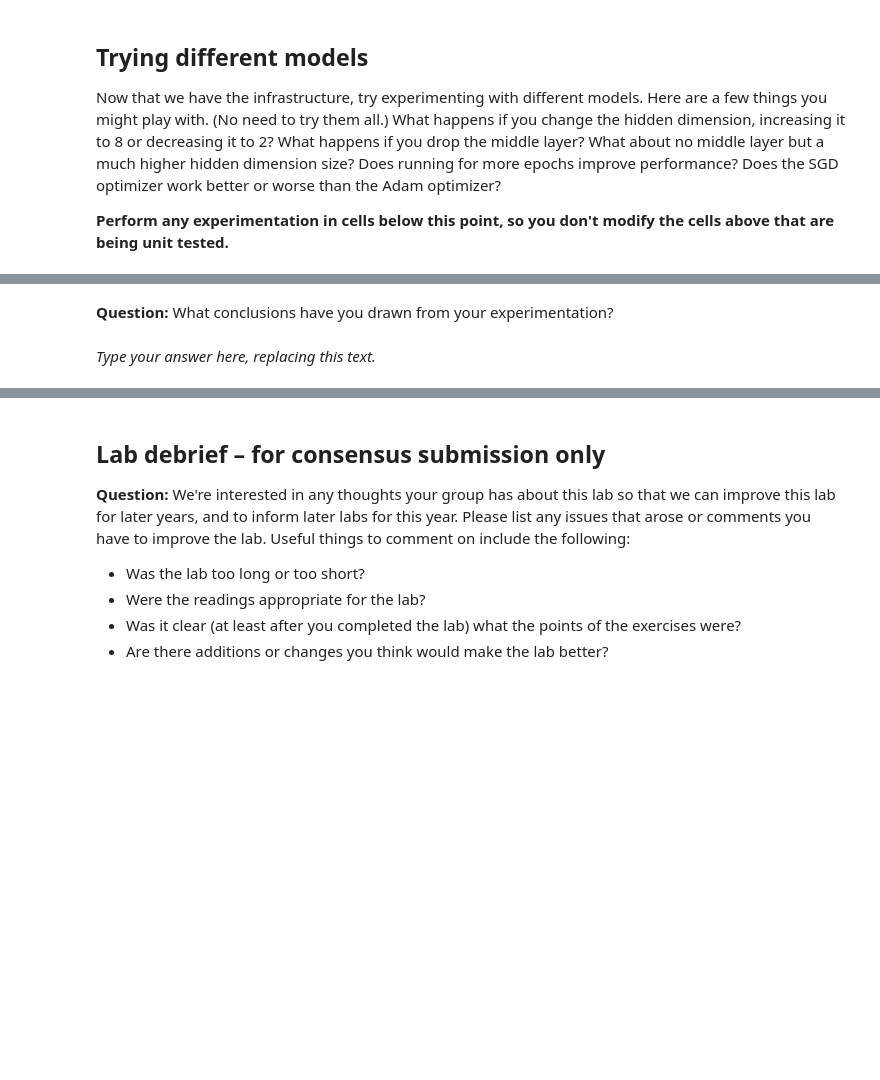
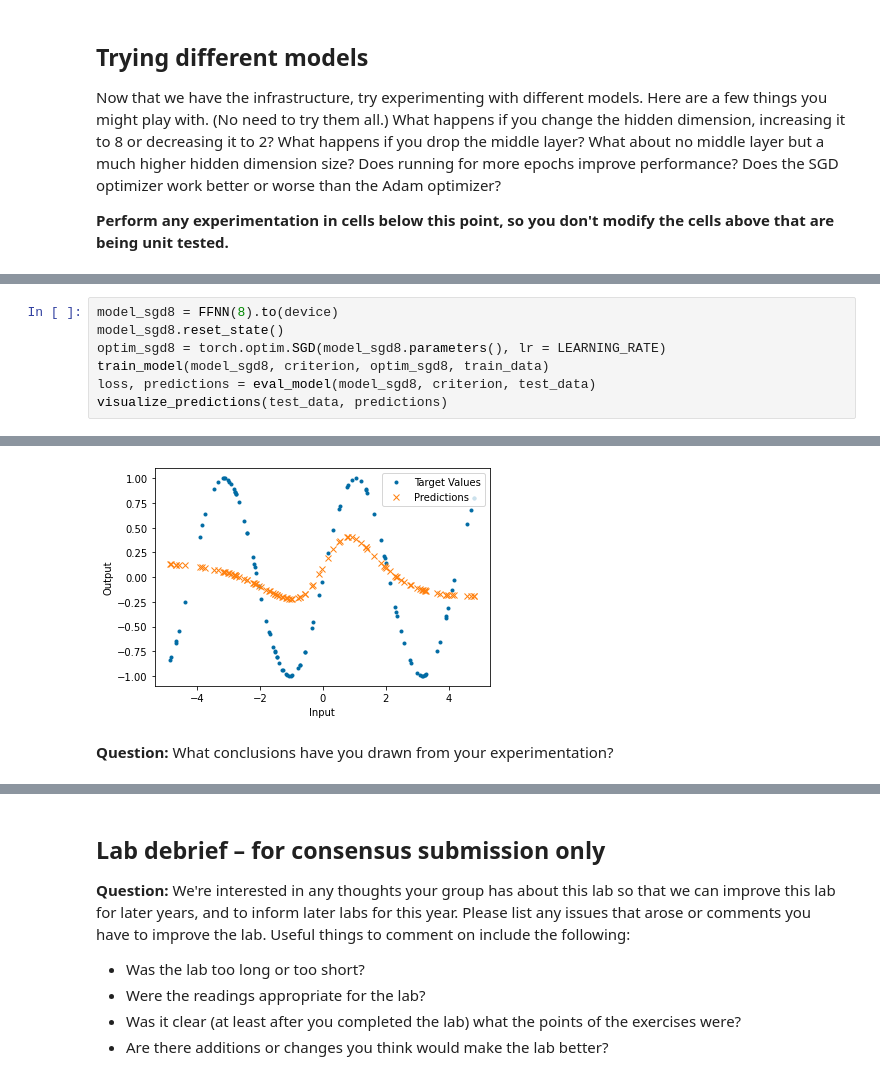
Before and after one commit to mgilbert1/lab1-5, a Jupyter notebook: lab1-5.ipynb, the cells around one changed output, grey strips where cells are left out. Cells and saved outputs as stored; diff of their text form; blank space fills up the shorter version.

```diff
--- a/lab1-5.ipynb
+++ b/lab1-5.ipynb
@@ -541,0 +692,8 @@ Now that we have the infrastructure, try experimenting with different models. He
+# %%
+model_sgd8 = FFNN(8).to(device)
+model_sgd8.reset_state()
+optim_sgd8 = torch.optim.SGD(model_sgd8.parameters(), lr = LEARNING_RATE)
+train_model(model_sgd8, criterion, optim_sgd8, train_data)
+loss, predictions = eval_model(model_sgd8, criterion, test_data)
+visualize_predictions(test_data, predictions)
+# %% [output]
@@ -542,3 +717,4 @@ Now that we have the infrastructure, try experimenting with different models. He
+[figure, added]
 # %% [markdown]
 <!-- BEGIN QUESTION -->
 
@@ -548,5 +724,3 @@ BEGIN QUESTION
 name: open_response_testing_models
 manual: true
 -->
-# %% [markdown]
-_Type your answer here, replacing this text._
```
Also changed, not shown: parts of 37 cells of this notebook, 3 other files.
